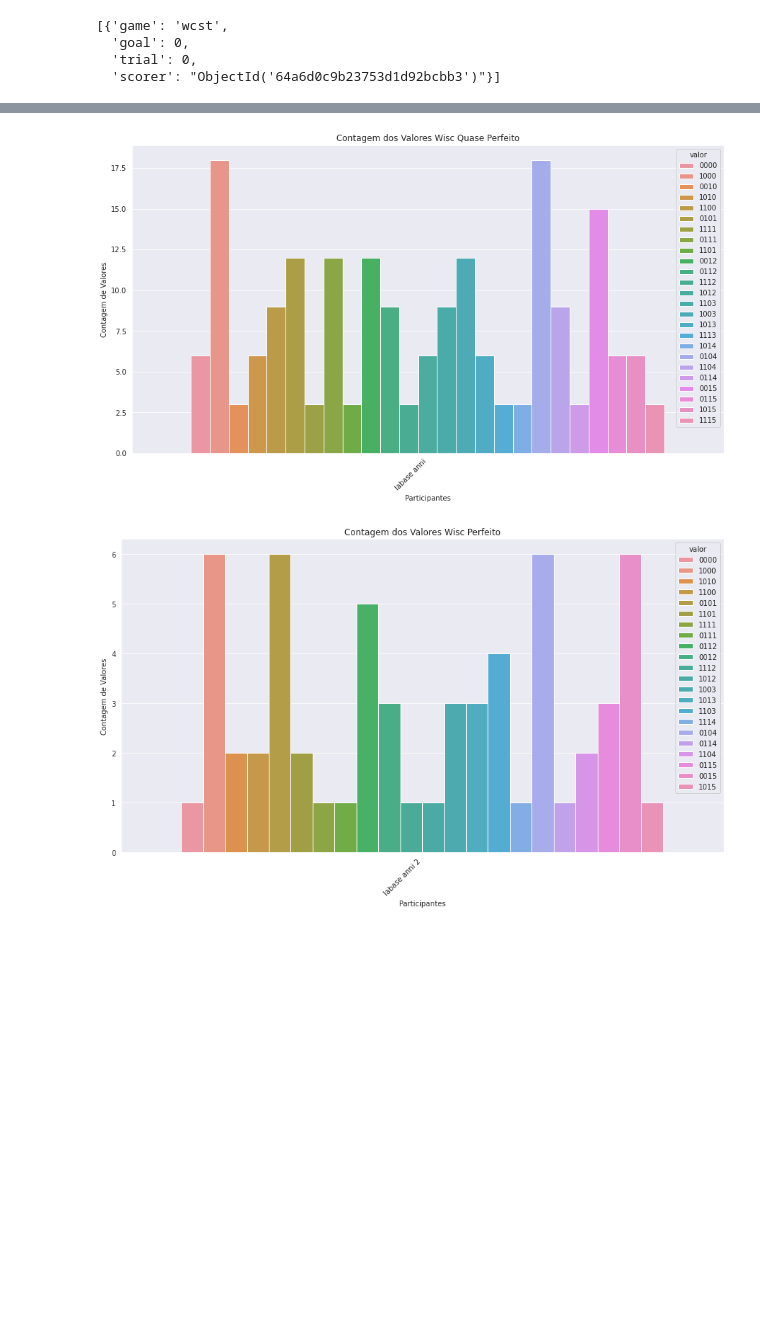
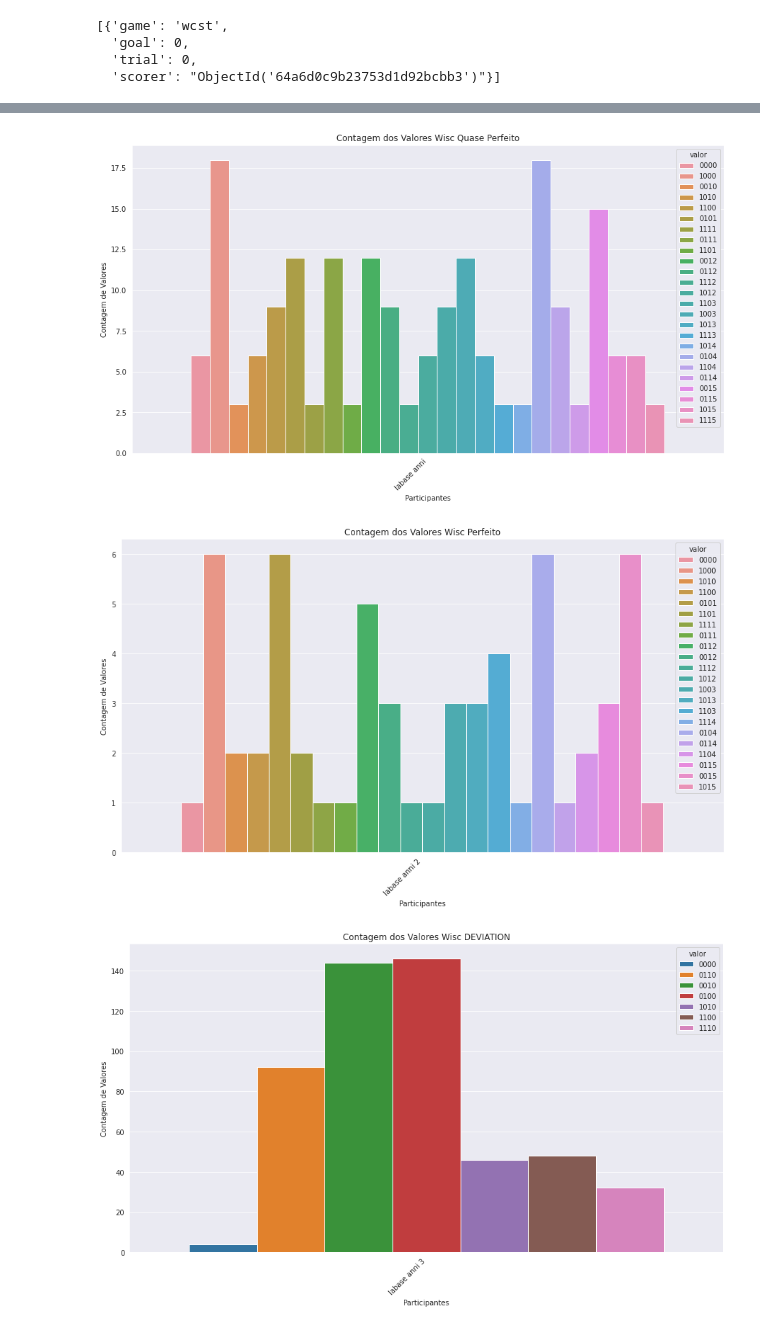
Before and after one commit to AnniProvietti/RIO20, a Jupyter notebook: fono_ceo-master/ipynb/dev/wcst.ipynb, the cells around one changed output, grey strips where cells are left out. Drawn from its saved outputs; the diff is of its cells as text; code cells hidden in the pictures; blank space fills up the shorter version.

Commit message:
Game Alite: adição do resultado do jogo "DEVIATION"

```diff
--- a/fono_ceo-master/ipynb/dev/wcst.ipynb
+++ b/fono_ceo-master/ipynb/dev/wcst.ipynb
@@ -114,8 +105,10 @@ print(dados_jogador_perfeito)
 from GameAlite import Players
 dados_jogador_anni = Players().one_player(play_url= "649d7851b9995c27c863da60")
 dados_jogador_anni2 = Players().one_player(play_url= "64a6d0bab23753d1d92bcbb2")
+dados_jogador_anni3 = Players().one_player(play_url= "64ad5f32b23753d1d92bcbff")
 print(dados_jogador_anni.games)
 print(dados_jogador_anni2.games)
+print(dados_jogador_anni3.games)
 # %% [output]
 0    {'game': 'game', 'goal': 0, 'trial': 0, 'score...
 1    {'game': 'game', 'goal': 0, 'trial': 1, 'score...
@@ -271,11 +282,15 @@ conf = WiscPlot.Cfplot(
     col='valor', title='Contagem dos Valores Wisc Quase Perfeito', ylabel='Contagem de Valores', xlabel="Participantes")
 conf2 = WiscPlot.Cfplot(
     col='valor', title='Contagem dos Valores Wisc Perfeito', ylabel='Contagem de Valores', xlabel="Participantes")
+conf3 = WiscPlot.Cfplot(
+    col='valor', title='Contagem dos Valores Wisc DEVIATION', ylabel='Contagem de Valores', xlabel="Participantes")
 
 dados = WiscPlot().rerieve_oid_from_person_df(dados_jogador_anni).plot(conf)
 dados2 = WiscPlot().rerieve_oid_from_person_df(dados_jogador_anni2).plot(conf2)
+dados3 = WiscPlot().rerieve_oid_from_person_df(dados_jogador_anni3).plot(conf3)
 print(dados)
 print(dados2)
+print(dados3)
 # %% [output]
 None
 None
@@ -282,5 +298,6 @@ None
 [figure]
 [figure]
+[figure, added]
 # %%
 from GameAlite import WiscPlot
 
```
Also changed, not shown: parts of 19 cells of this notebook, 1 other file.
